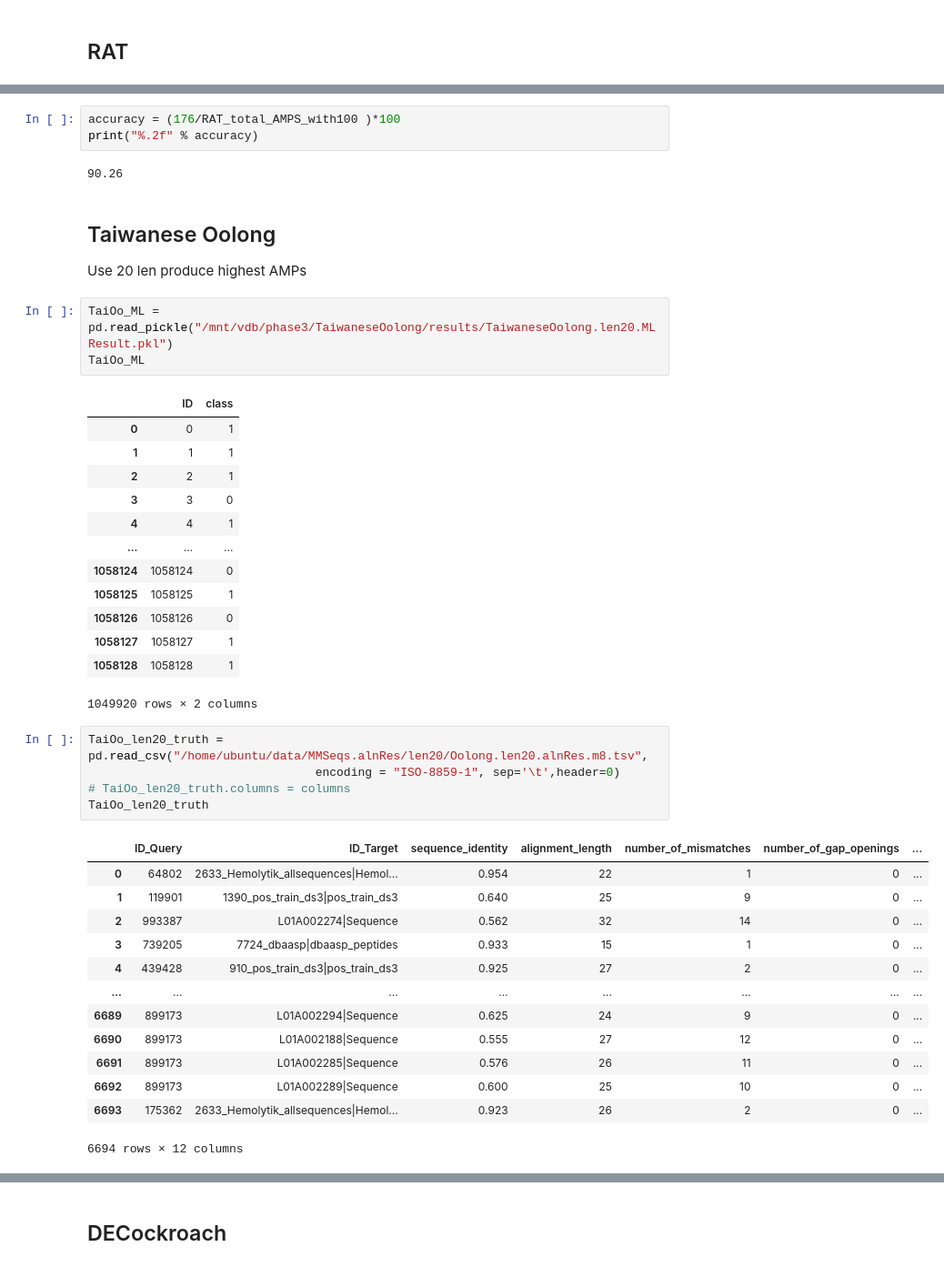
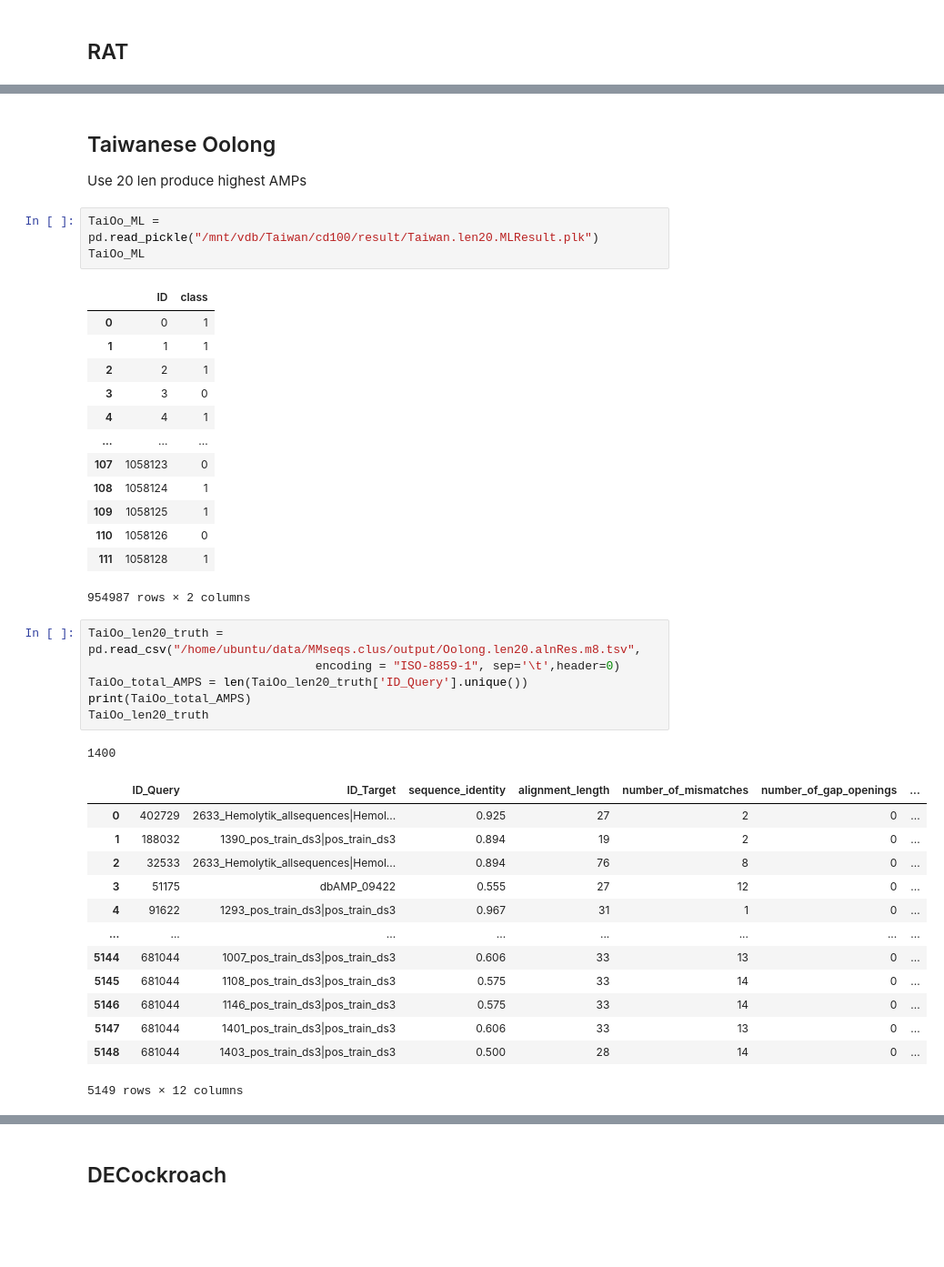
Before and after one commit to silenus092/AMPsDetector, a Jupyter notebook: VerifyAMPs/CompareResult.ipynb, the cells around one changed output, grey strips where cells are left out. Shown at 91% size. Cells and saved outputs as stored; diff of their text form; blank space fills up the shorter version.

```diff
--- a/VerifyAMPs/CompareResult.ipynb
+++ b/VerifyAMPs/CompareResult.ipynb
@@ -170,14 +126,9 @@ venn(RATSamples, fmt="{percentage:.2f}%")
-# %%
-accuracy = (176/RAT_total_AMPS_with100 )*100
-print("%.2f" % accuracy)
-# %% [output]
-90.26
 # %% [markdown]
 ## Taiwanese Oolong
 
 Use 20 len produce highest AMPs
 # %%
-TaiOo_ML =  pd.read_pickle("/mnt/vdb/phase3/TaiwaneseOolong/results/TaiwaneseOolong.len20.MLResult.pkl")
+TaiOo_ML =  pd.read_pickle("/mnt/vdb/Taiwan/cd100/result/Taiwan.len20.MLResult.plk")
 TaiOo_ML
 # %% [output]
 |  | ID | class |
@@ -187,28 +138,30 @@ TaiOo_ML
 | 3 | 3 | 0 |
 | 4 | 4 | 1 |
 | ... | ... | ... |
-| 1058124 | 1058124 | 0 |
-| 1058125 | 1058125 | 1 |
-| 1058126 | 1058126 | 0 |
-| 1058127 | 1058127 | 1 |
-| 1058128 | 1058128 | 1 |
+| 107 | 1058123 | 0 |
+| 108 | 1058124 | 1 |
+| 109 | 1058125 | 1 |
+| 110 | 1058126 | 0 |
+| 111 | 1058128 | 1 |
-1049920 rows × 2 columns
+954987 rows × 2 columns
 # %%
-TaiOo_len20_truth = pd.read_csv("/home/ubuntu/data/MMSeqs.alnRes/len20/Oolong.len20.alnRes.m8.tsv",
+TaiOo_len20_truth = pd.read_csv("/home/ubuntu/data/MMseqs.clus/output/Oolong.len20.alnRes.m8.tsv",
                                 encoding = "ISO-8859-1", sep='\t',header=0)
-# TaiOo_len20_truth.columns = columns
+TaiOo_total_AMPS = len(TaiOo_len20_truth['ID_Query'].unique())
+print(TaiOo_total_AMPS)
 TaiOo_len20_truth
 # %% [output]
+1400
 |  | ID_Query | ID_Target | sequence_identity | alignment_length | number_of_mismatches | number_of_gap_openings | ... |
-| 0 | 64802 | 2633_Hemolytik_allsequences|Hemol... | 0.954 | 22 | 1 | 0 | ... |
-| 1 | 119901 | 1390_pos_train_ds3|pos_train_ds3 | 0.640 | 25 | 9 | 0 | ... |
-| 2 | 993387 | L01A002274|Sequence | 0.562 | 32 | 14 | 0 | ... |
-| 3 | 739205 | 7724_dbaasp|dbaasp_peptides | 0.933 | 15 | 1 | 0 | ... |
-| 4 | 439428 | 910_pos_train_ds3|pos_train_ds3 | 0.925 | 27 | 2 | 0 | ... |
+| 0 | 402729 | 2633_Hemolytik_allsequences|Hemol... | 0.925 | 27 | 2 | 0 | ... |
+| 1 | 188032 | 1390_pos_train_ds3|pos_train_ds3 | 0.894 | 19 | 2 | 0 | ... |
+| 2 | 32533 | 2633_Hemolytik_allsequences|Hemol... | 0.894 | 76 | 8 | 0 | ... |
+| 3 | 51175 | dbAMP_09422 | 0.555 | 27 | 12 | 0 | ... |
+| 4 | 91622 | 1293_pos_train_ds3|pos_train_ds3 | 0.967 | 31 | 1 | 0 | ... |
 | ... | ... | ... | ... | ... | ... | ... | ... |
-| 6689 | 899173 | L01A002294|Sequence | 0.625 | 24 | 9 | 0 | ... |
-| 6690 | 899173 | L01A002188|Sequence | 0.555 | 27 | 12 | 0 | ... |
-| 6691 | 899173 | L01A002285|Sequence | 0.576 | 26 | 11 | 0 | ... |
-| 6692 | 899173 | L01A002289|Sequence | 0.600 | 25 | 10 | 0 | ... |
-| 6693 | 175362 | 2633_Hemolytik_allsequences|Hemol... | 0.923 | 26 | 2 | 0 | ... |
+| 5144 | 681044 | 1007_pos_train_ds3|pos_train_ds3 | 0.606 | 33 | 13 | 0 | ... |
+| 5145 | 681044 | 1108_pos_train_ds3|pos_train_ds3 | 0.575 | 33 | 14 | 0 | ... |
+| 5146 | 681044 | 1146_pos_train_ds3|pos_train_ds3 | 0.575 | 33 | 14 | 0 | ... |
+| 5147 | 681044 | 1401_pos_train_ds3|pos_train_ds3 | 0.606 | 33 | 13 | 0 | ... |
+| 5148 | 681044 | 1403_pos_train_ds3|pos_train_ds3 | 0.500 | 28 | 14 | 0 | ... |
-6694 rows × 12 columns
+5149 rows × 12 columns
```
Also changed, not shown: parts of 84 cells of this notebook, 16 other files.
